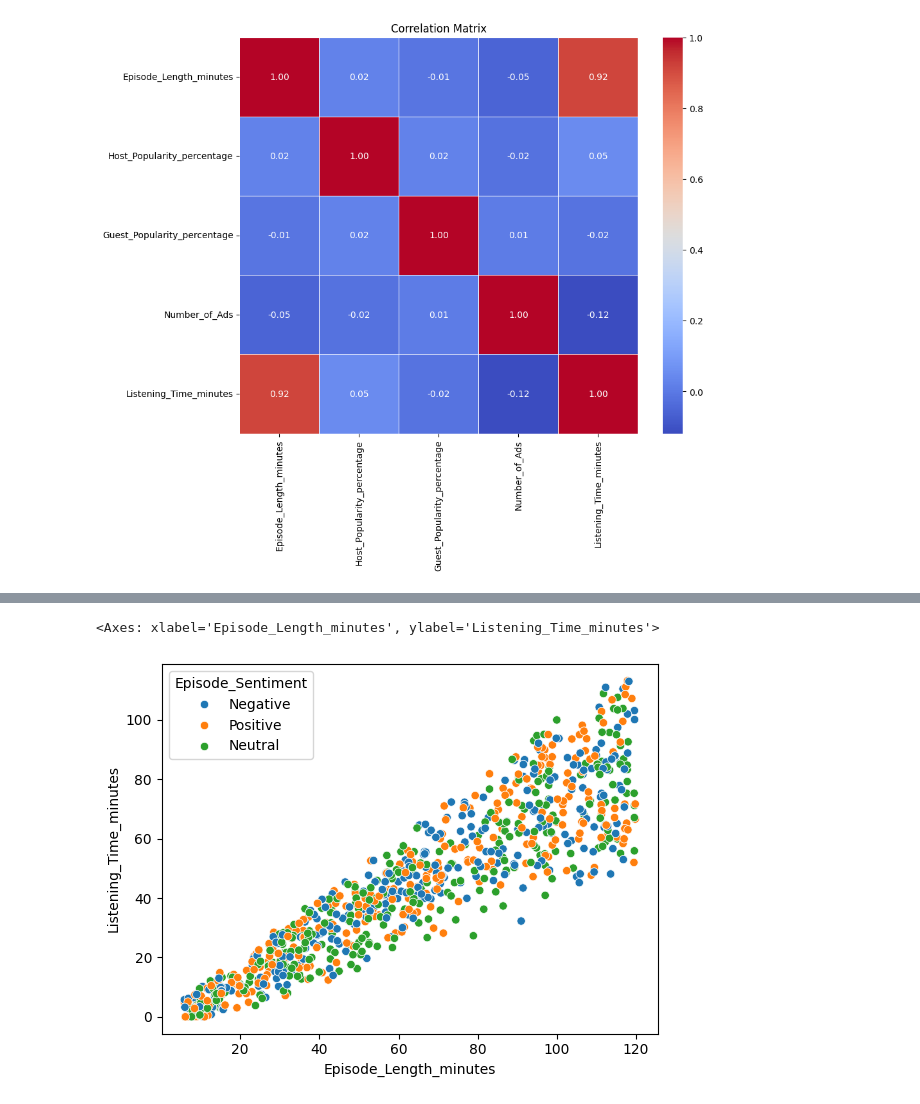
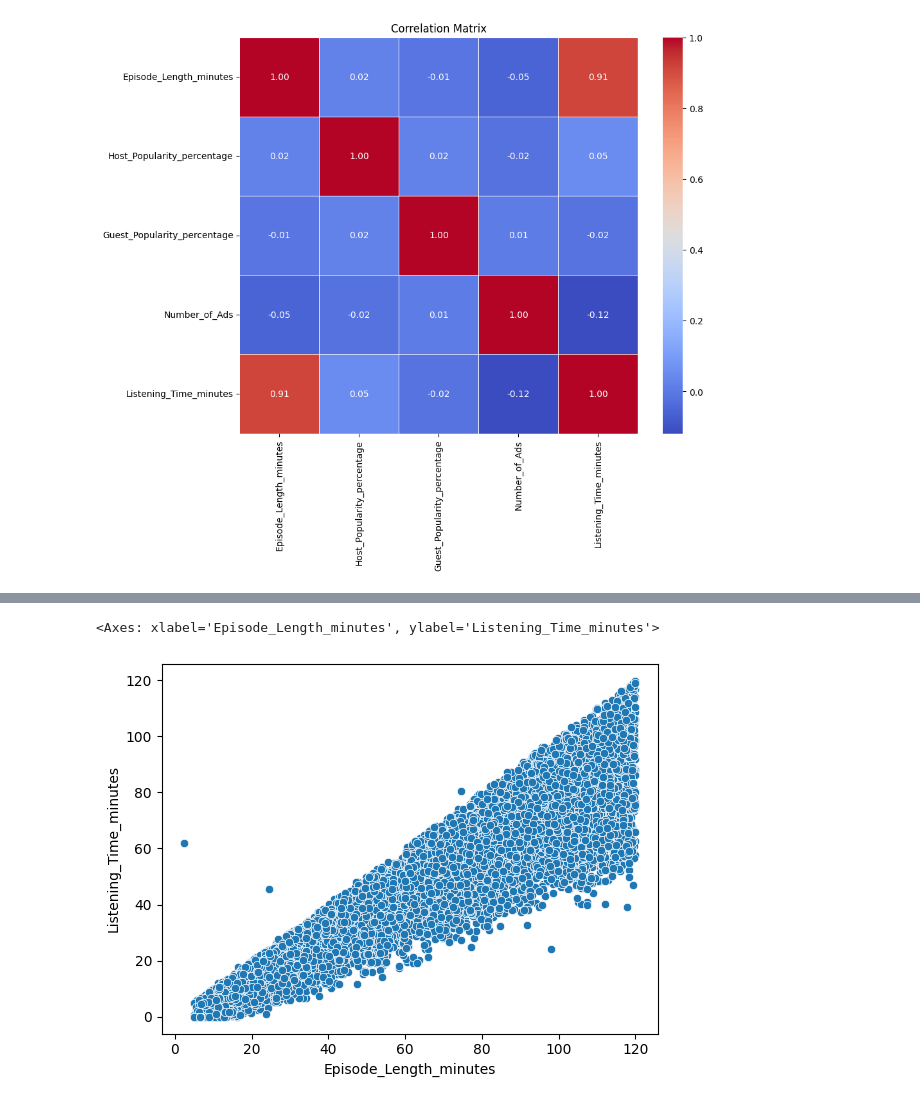
Before and after one commit to wmg0034/Kaggle, a Jupyter notebook: playground_series_s5e4.ipynb, the cells around one changed output, grey strips where cells are left out. Cells and saved outputs as stored; diff of their text form; code cells hidden in the pictures.

```diff
--- a/playground_series_s5e4.ipynb
+++ b/playground_series_s5e4.ipynb
@@ -59,3 +110,7 @@ na_counts
 | Episode_Sentiment | 0 |
 | Listening_Time_minutes | 0 |
 dtype: int64
+# %%
+train['Length_Listening_Delta'] = train['Episode_Length_minutes'] - train['Listening_Time_minutes']
+train.drop(train[train['Length_Listening_Delta']< 0].index, inplace=True)
+len(train)
@@ -62,11 +138,10 @@ dtype: int64
 # %%
-df = train.sample(1000)
+df = train.sample(10000)
 
 sns.scatterplot(
     x       = df['Episode_Length_minutes'],
-    y       = df['Listening_Time_minutes'],
-    hue     = df['Episode_Sentiment']
+    y       = df['Listening_Time_minutes']
     )
 # %% [output]
 <Axes: xlabel='Episode_Length_minutes', ylabel='Listening_Time_minutes'>
-[figure, old version]
+[figure, new version]
```
Also changed, not shown: parts of 34 cells of this notebook.
